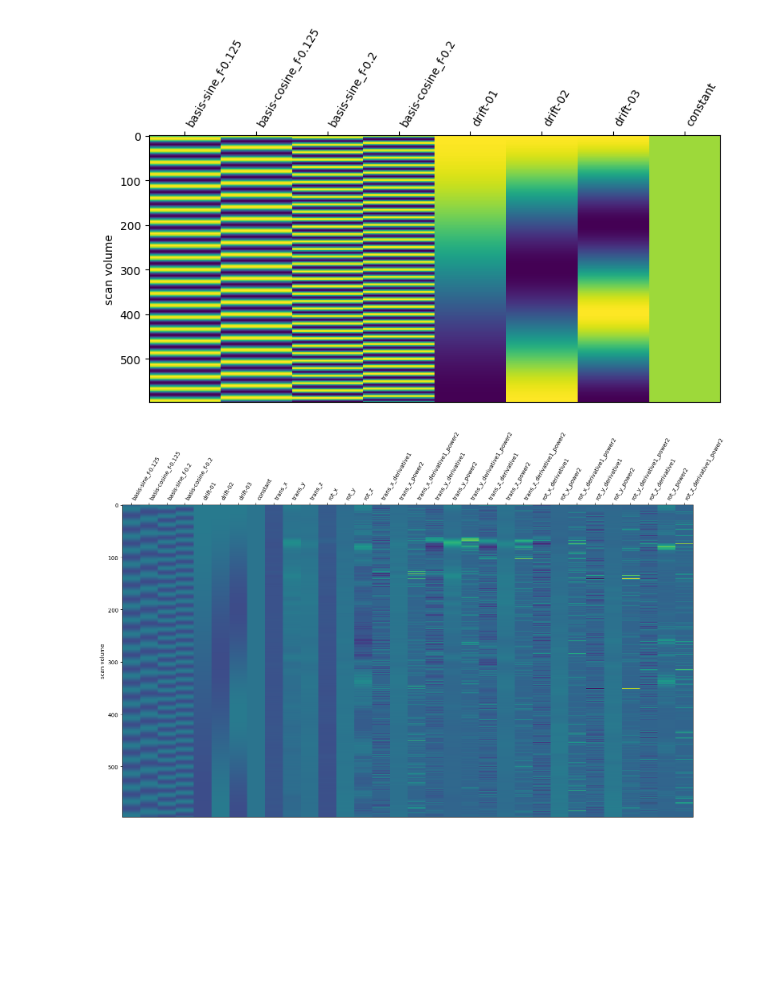
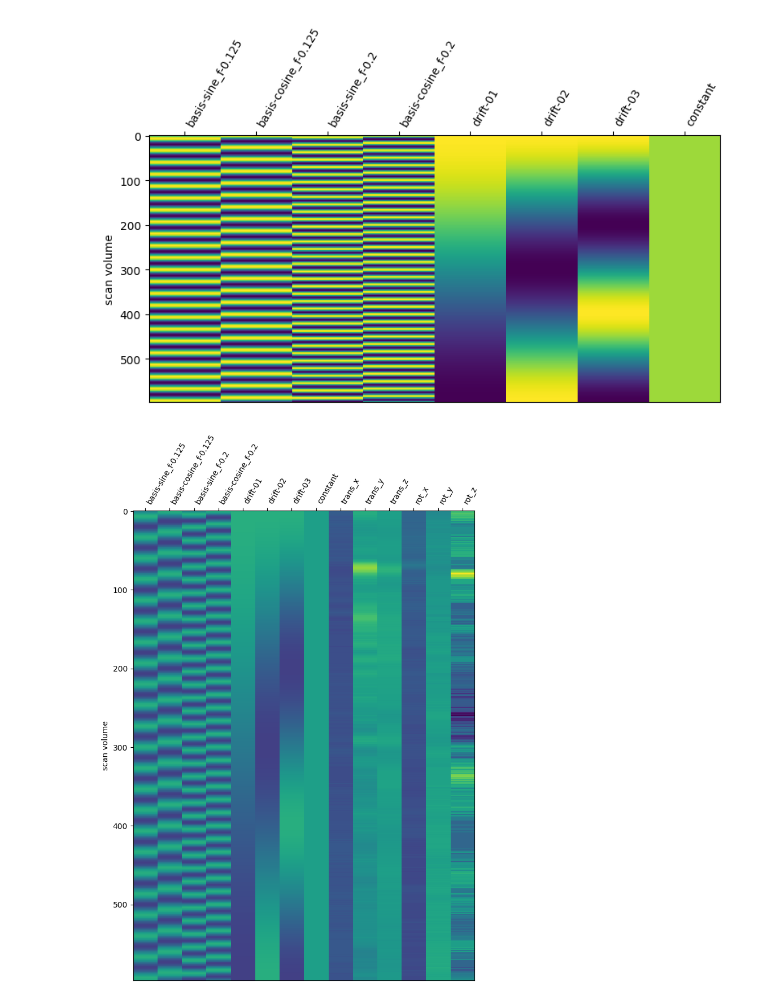
Before and after one commit to gnngo4/fastfmri_toolbox, a Jupyter notebook: notebooks/General/GLM - Design matrices.ipynb, the cells around one changed output. Saved outputs shown, nothing was run; the diff lists cells and outputs as text; code cells hidden in the pictures; blank space fills up the shorter version.

```diff
--- a/notebooks/General/GLM - Design matrices.ipynb
+++ b/notebooks/General/GLM - Design matrices.ipynb
@@ -72,7 +72,7 @@ dm.plot_design_matrix(figsize=(dm.build_design_matrix().shape[-1],5))
 [figure]
 # %%
 from fastfmri_toolbox.modelling.design_matrix import MotionParameters
-dm.add_regressor(MotionParameters(dm.get_time_indices(time_window), mc_params = 24))
+dm.add_regressor(MotionParameters(dm.get_time_indices(time_window), mc_params = 6))
 dm.plot_design_matrix(figsize=(dm.build_design_matrix().shape[-1]/2,10))
 # %% [output]
-[figure, old version]
+[figure, new version]
```
Also changed, not shown: parts of 2 cells of this notebook, 1 other file.
